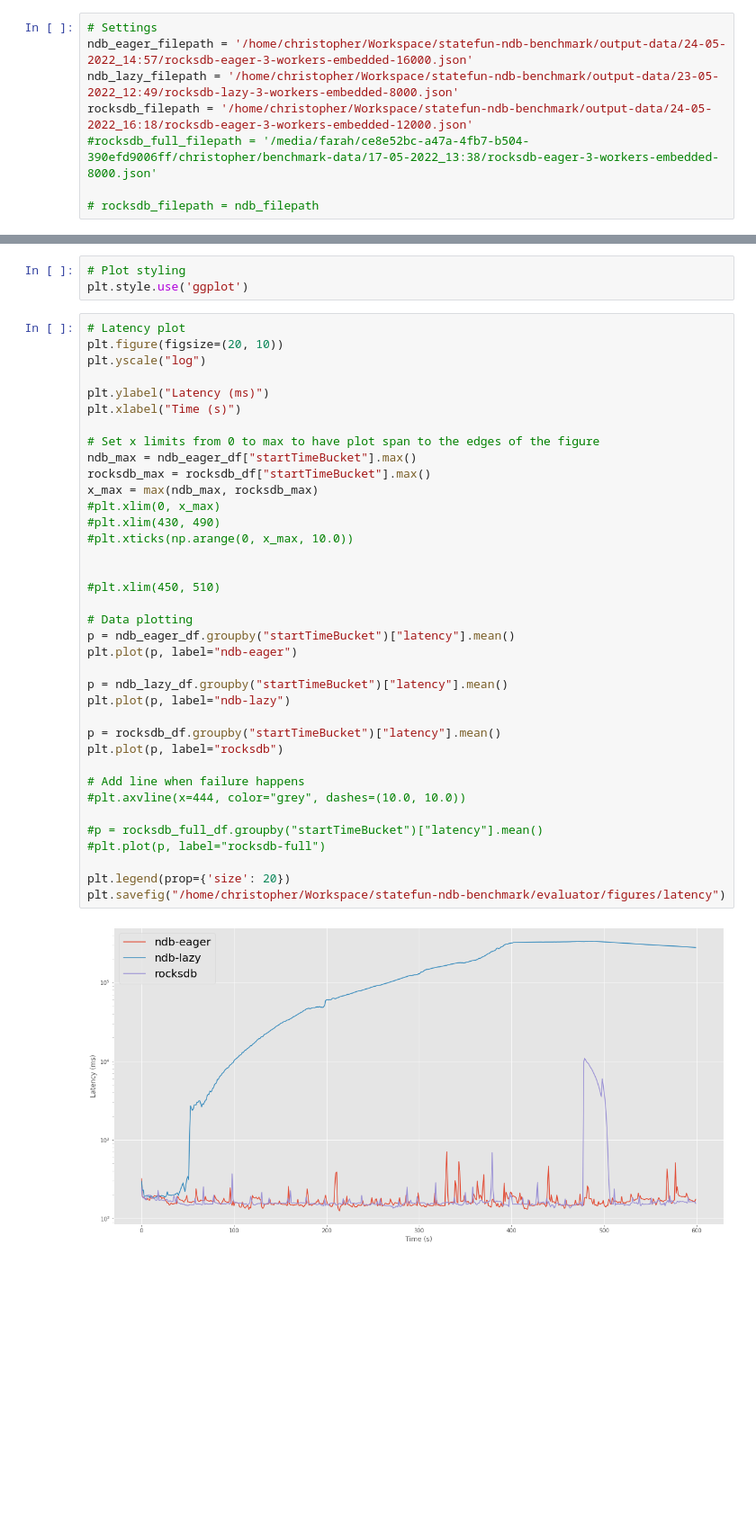
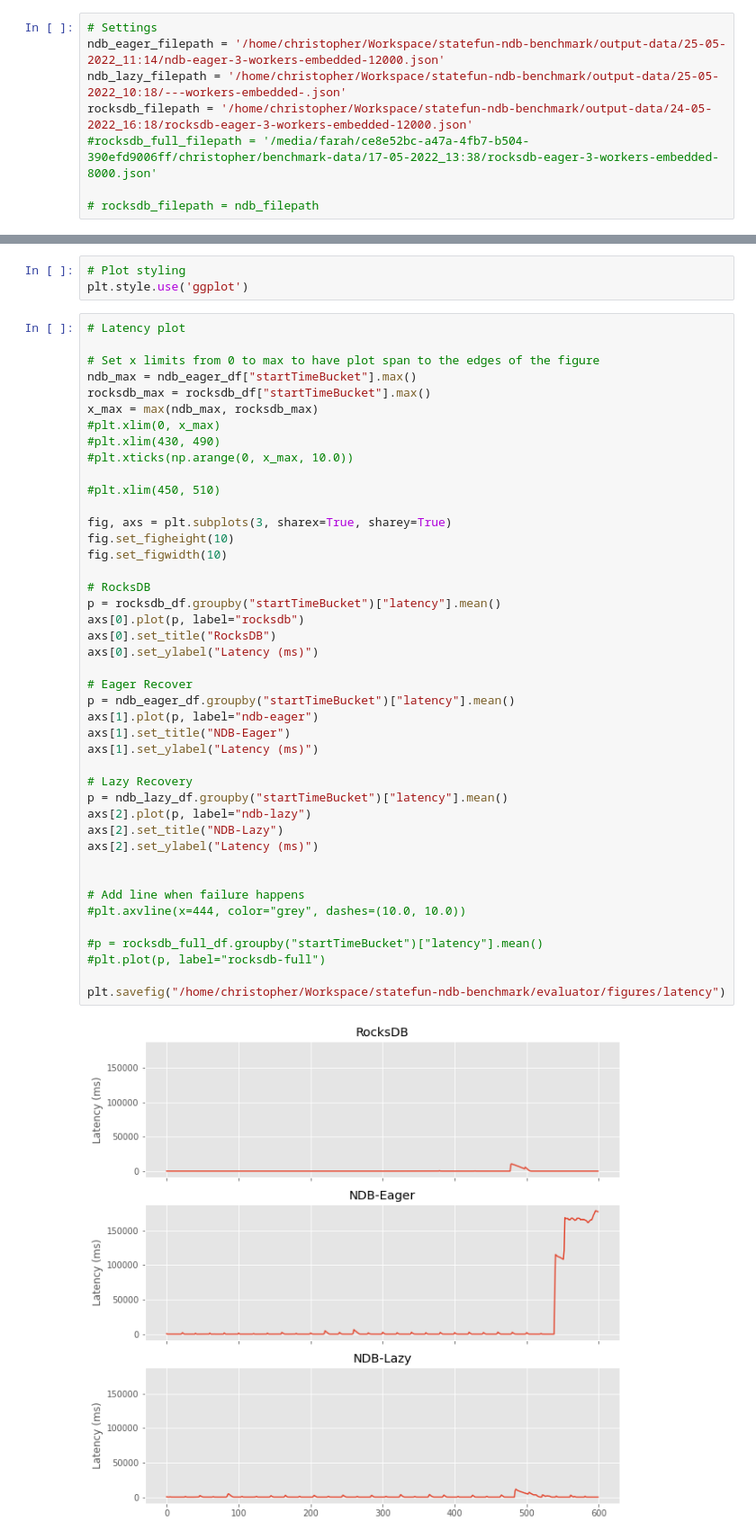
Before and after one commit to ChristopherGustafson/statefun-ndb-benchmark, a Jupyter notebook: evaluator/evaluator-general.ipynb, the cells around one changed output, grey strips where cells are left out. Shown at 90% size. Cells and saved outputs as stored; diff of their text form; blank space fills up the shorter version.

```diff
--- a/evaluator/evaluator-general.ipynb
+++ b/evaluator/evaluator-general.ipynb
@@ -7,8 +7,8 @@ import pandas as pd
 import matplotlib.pyplot as plt
 # %%
 # Settings
-ndb_eager_filepath = '/home/christopher/Workspace/statefun-ndb-benchmark/output-data/24-05-2022_14:57/rocksdb-eager-3-workers-embedded-16000.json'
-ndb_lazy_filepath = '/home/christopher/Workspace/statefun-ndb-benchmark/output-data/23-05-2022_12:49/rocksdb-lazy-3-workers-embedded-8000.json'
+ndb_eager_filepath = '/home/christopher/Workspace/statefun-ndb-benchmark/output-data/25-05-2022_11:14/ndb-eager-3-workers-embedded-12000.json'
+ndb_lazy_filepath = '/home/christopher/Workspace/statefun-ndb-benchmark/output-data/25-05-2022_10:18/---workers-embedded-.json'
 rocksdb_filepath = '/home/christopher/Workspace/statefun-ndb-benchmark/output-data/24-05-2022_16:18/rocksdb-eager-3-workers-embedded-12000.json'
 #rocksdb_full_filepath = '/media/farah/ce8e52bc-a47a-4fb7-b504-390efd9006ff/christopher/benchmark-data/17-05-2022_13:38/rocksdb-eager-3-workers-embedded-8000.json'
 
@@ -79,42 +79,48 @@ ROCKSDB INCREMENTAL: 9171.263333333334
 plt.style.use('ggplot')
 # %%
 # Latency plot
-plt.figure(figsize=(20, 10))
-plt.yscale("log")
-
-plt.ylabel("Latency (ms)")
-plt.xlabel("Time (s)")
 
 # Set x limits from 0 to max to have plot span to the edges of the figure
 ndb_max = ndb_eager_df["startTimeBucket"].max()
 rocksdb_max = rocksdb_df["startTimeBucket"].max()
 x_max = max(ndb_max, rocksdb_max)
 #plt.xlim(0, x_max)
 #plt.xlim(430, 490)
 #plt.xticks(np.arange(0, x_max, 10.0))
 
-
 #plt.xlim(450, 510)
 
-# Data plotting
+fig, axs = plt.subplots(3, sharex=True, sharey=True)
+fig.set_figheight(10)
+fig.set_figwidth(10)
+
+# RocksDB
+p = rocksdb_df.groupby("startTimeBucket")["latency"].mean()
+axs[0].plot(p, label="rocksdb")
+axs[0].set_title("RocksDB")
+axs[0].set_ylabel("Latency (ms)")
+
+# Eager Recover
 p = ndb_eager_df.groupby("startTimeBucket")["latency"].mean()
-plt.plot(p, label="ndb-eager")
+axs[1].plot(p, label="ndb-eager")
+axs[1].set_title("NDB-Eager")
+axs[1].set_ylabel("Latency (ms)")
 
+# Lazy Recovery
 p = ndb_lazy_df.groupby("startTimeBucket")["latency"].mean()
-plt.plot(p, label="ndb-lazy")
+axs[2].plot(p, label="ndb-lazy")
+axs[2].set_title("NDB-Lazy")
+axs[2].set_ylabel("Latency (ms)")
 
-p = rocksdb_df.groupby("startTimeBucket")["latency"].mean()
-plt.plot(p, label="rocksdb")
 
 # Add line when failure happens
 #plt.axvline(x=444, color="grey", dashes=(10.0, 10.0))
 
 #p = rocksdb_full_df.groupby("startTimeBucket")["latency"].mean()
 #plt.plot(p, label="rocksdb-full")
 
-plt.legend(prop={'size': 20})
 plt.savefig("/home/christopher/Workspace/statefun-ndb-benchmark/evaluator/figures/latency")
 # %% [output]
-[figure, old version]
+[figure, new version]
 # %%
 # Throughput plot
```
Also changed, not shown: parts of 2 cells of this notebook, 30 other files.
